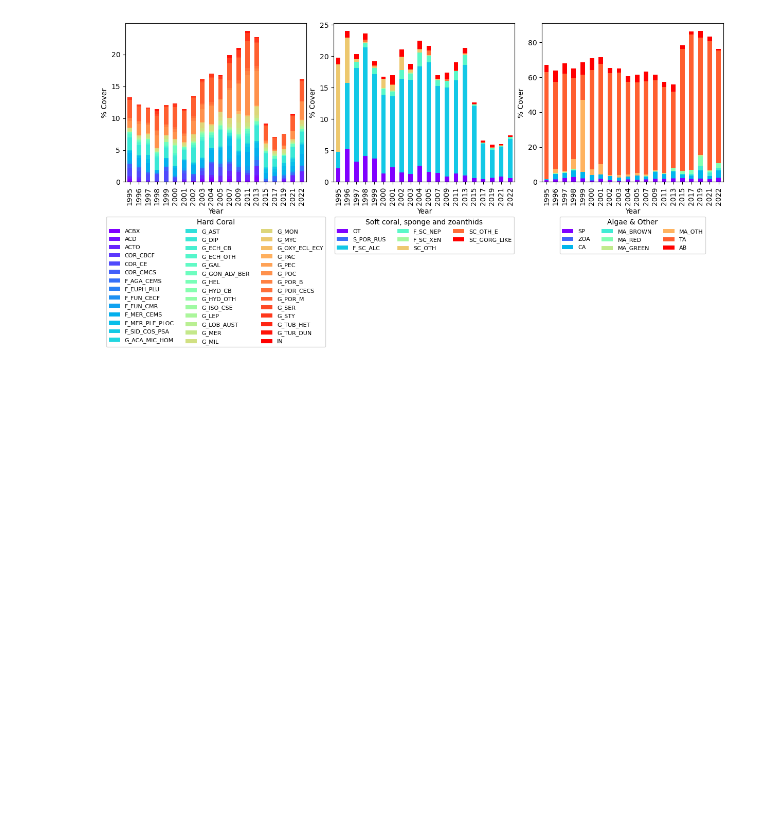
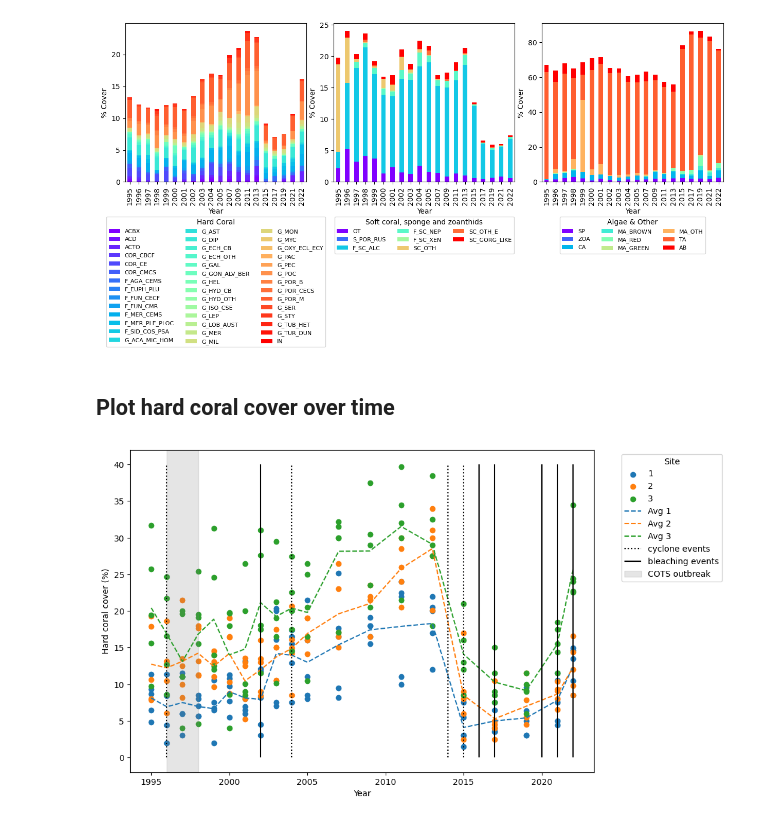
Before and after one commit to K-Whit/Lizard-project, a Jupyter notebook: Species composition Lizard Island.ipynb, the cells around one changed output. Cells and saved outputs as stored; diff of their text form; code cells hidden in the pictures; blank space fills up the shorter version.

```diff
--- a/Species composition Lizard Island.ipynb
+++ b/Species composition Lizard Island.ipynb
@@ -565,3 +563,60 @@ plt.subplots_adjust(wspace=0.15)
 plt.show()
 # %% [output]
 [figure]
+# %% [markdown]
+## Plot hard coral cover over time
+# %%
+#load data
+Hcoral = pd.read_csv(r'Lizard_totalcover.csv')
+Hcoral = pd.DataFrame(Hcoral)
+# %%
+#select hard coral only
+dffHC = Hcoral[Hcoral['GROUP_CODE']=='HC']
+# %%
+# get the total HC cover for each transect
+new_df = dffHC.groupby(['cREPORT_YEAR', 'SITE_NO', 'TRANSECT_NO'])['cover'].sum().reset_index()
+# group by average site
+df_site= dffHC.groupby(['cREPORT_YEAR', 'SITE_NO'])['cover'].mean().reset_index()
+# group by average year
+df_yr= dffHC.groupby(['cREPORT_YEAR'])['cover'].mean().reset_index()
+# %%
+# Create a line plot with shaded regions for max and min
+plt.figure(figsize=(10, 7))
+
+# Get unique values of Column B
+unique_b_values = new_df['SITE_NO'].unique()
+
+# Create a scatter plot for each level of Column B
+for b_value in unique_b_values:
+    subset = new_df[new_df['SITE_NO'] == b_value]
+    plt.scatter(subset['cREPORT_YEAR'], subset['cover'], label=b_value)
+
+# Calculate and plot the average line for each level of Column B
+for b_value in unique_b_values:
+    avg_line = new_df[new_df['SITE_NO'] == b_value].groupby('cREPORT_YEAR')['cover'].mean()
+    plt.plot(avg_line.index, avg_line.values, label=f'Avg {b_value}', linestyle='--')
+
+# multiple lines with varying ymin and ymax
+plt.vlines(x=[1996, 2004, 2014, 2015], ymin=0, ymax=40,
+           colors='black',
+           linestyle='dotted',
+           label='cyclone events')
+
+# multiple lines with varying ymin and ymax
+plt.vlines(x=[2002, 2016, 2017, 2020, 2021, 2022], ymin=0, ymax=40,
+           colors='black',
+           label='bleaching events')
+
+# Add shaded grey horizontal block
+plt.axvspan(ymin=0, ymax=16, xmin=1996, xmax=1998, color='gray', alpha=0.2, label='COTS outbreak')
+
+# Customize the plot
+plt.xlabel('Year')
+plt.ylabel('Hard coral cover (%)')
+plt.legend(title='Site', bbox_to_anchor=(1.05, 1), loc='upper left')
+
+plt.savefig('lizgroups.jpg', bbox_inches='tight')
+# Show the plot
+plt.show()
+# %% [output]
+[figure, added]
```
Also changed, not shown: parts of 11 cells of this notebook, 1 other file.
